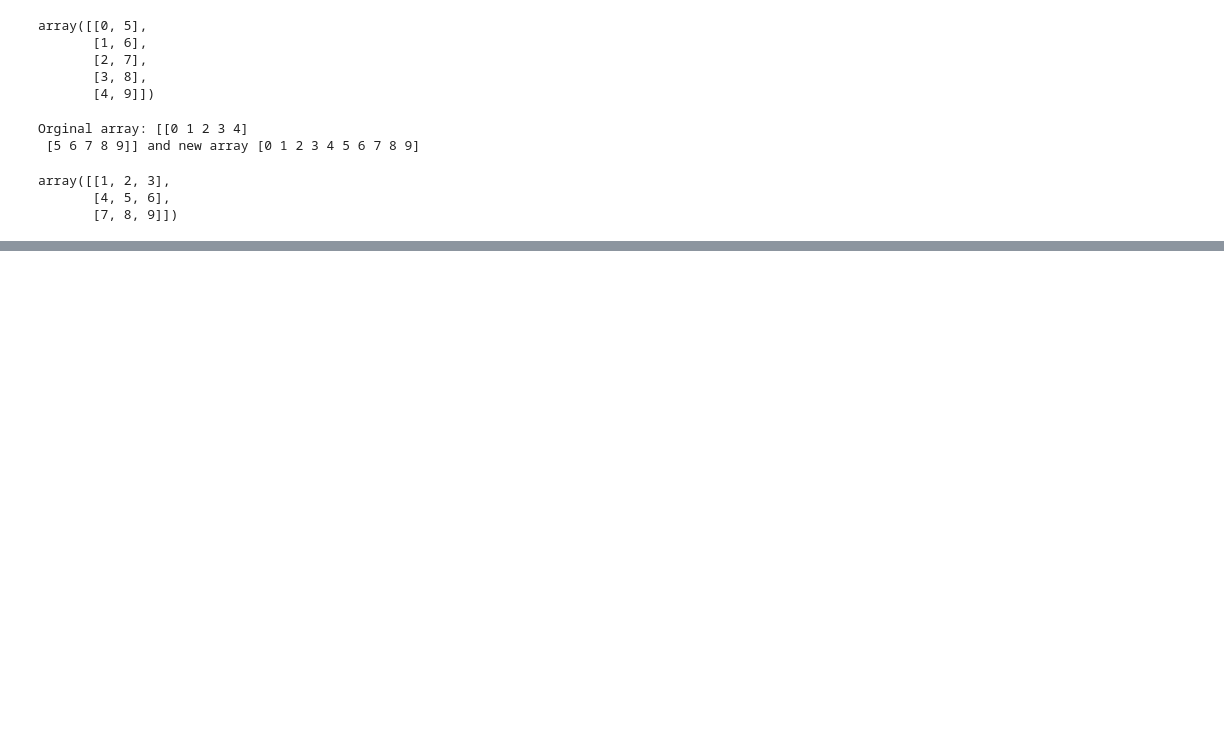
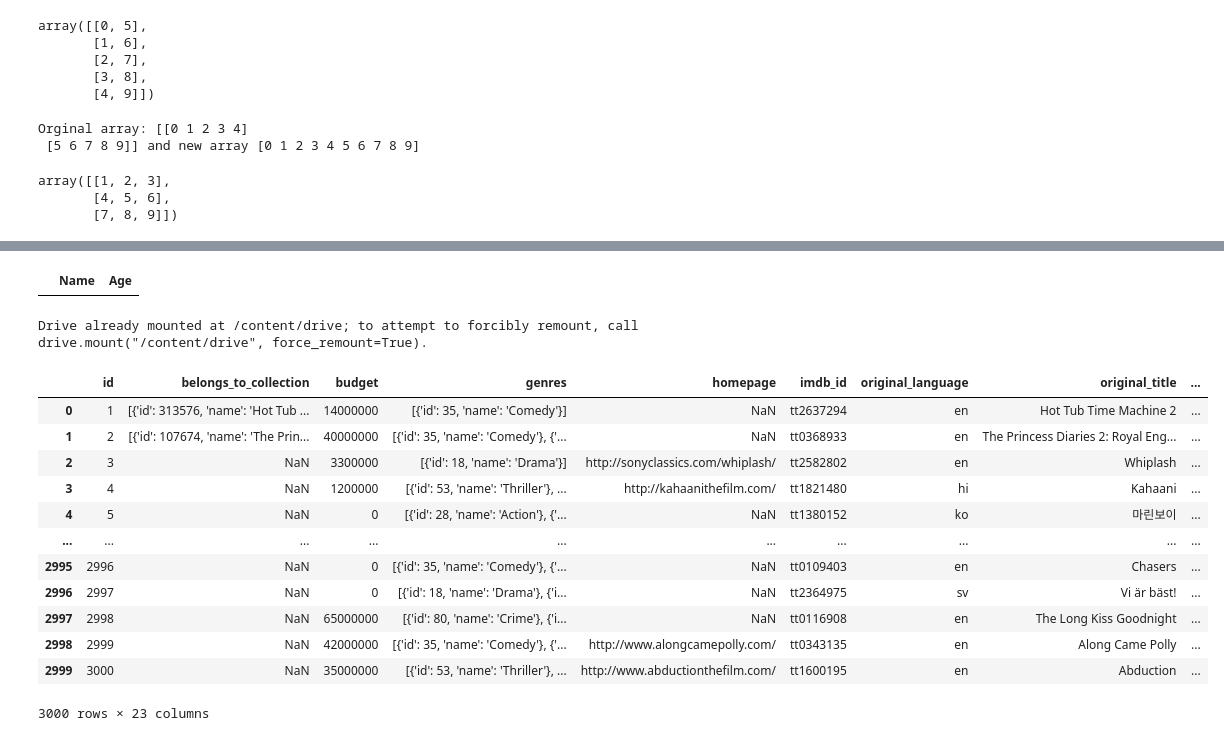
Before and after one commit to azameap/Python, a Jupyter notebook: Pandas_and_Numpy.ipynb, the cells around one changed output, grey strips where cells are left out. Saved outputs shown, nothing was run; the diff lists cells and outputs as text; code cells hidden in the pictures; blank space fills up the shorter version.

```diff
--- a/Pandas_and_Numpy.ipynb
+++ b/Pandas_and_Numpy.ipynb
@@ -193,0 +333,6 @@ IndexError: too many indices for array: array is 2-dimensional, but 3 were index
+# %%
+#Now put them into a pamnda dataframe
+df = pd.DataFrame(my_tuple, columns = ['Name','Age'])
+df
+# %% [output]
+|  | Name | Age |
@@ -193,0 +341,6 @@ IndexError: too many indices for array: array is 2-dimensional, but 3 were index
+# %%
+#Now lets acccess our google drive to fetch data from it
+from google.colab import drive
+drive.mount('/content/drive')
+# %% [output]
+Drive already mounted at /content/drive; to attempt to forcibly remount, call drive.mount("/content/drive", force_remount=True).
@@ -193,0 +349,19 @@ IndexError: too many indices for array: array is 2-dimensional, but 3 were index
+# %%
+path = '/content/drive/MyDrive/Datasets/imdb_data.csv'
+imdb_df = pd.read_csv(path)
+# %%
+imdb_df
+# %% [output]
+|  | id | belongs_to_collection | budget | genres | homepage | imdb_id | original_language | original_title | ... |
+| 0 | 1 | [{'id': 313576, 'name': 'Hot Tub ... | 14000000 | [{'id': 35, 'name': 'Comedy'}] | NaN | tt2637294 | en | Hot Tub Time Machine 2 | ... |
+| 1 | 2 | [{'id': 107674, 'name': 'The Prin... | 40000000 | [{'id': 35, 'name': 'Comedy'}, {'... | NaN | tt0368933 | en | The Princess Diaries 2: Royal Eng... | ... |
+| 2 | 3 | NaN | 3300000 | [{'id': 18, 'name': 'Drama'}] | http://sonyclassics.com/whiplash/ | tt2582802 | en | Whiplash | ... |
+| 3 | 4 | NaN | 1200000 | [{'id': 53, 'name': 'Thriller'}, ... | http://kahaanithefilm.com/ | tt1821480 | hi | Kahaani | ... |
+| 4 | 5 | NaN | 0 | [{'id': 28, 'name': 'Action'}, {'... | NaN | tt1380152 | ko | 마린보이 | ... |
+| ... | ... | ... | ... | ... | ... | ... | ... | ... | ... |
+| 2995 | 2996 | NaN | 0 | [{'id': 35, 'name': 'Comedy'}, {'... | NaN | tt0109403 | en | Chasers | ... |
+| 2996 | 2997 | NaN | 0 | [{'id': 18, 'name': 'Drama'}, {'i... | NaN | tt2364975 | sv | Vi är bäst! | ... |
+| 2997 | 2998 | NaN | 65000000 | [{'id': 80, 'name': 'Crime'}, {'i... | NaN | tt0116908 | en | The Long Kiss Goodnight | ... |
+| 2998 | 2999 | NaN | 42000000 | [{'id': 35, 'name': 'Comedy'}, {'... | http://www.alongcamepolly.com/ | tt0343135 | en | Along Came Polly | ... |
+| 2999 | 3000 | NaN | 35000000 | [{'id': 53, 'name': 'Thriller'}, ... | http://www.abductionthefilm.com/ | tt1600195 | en | Abduction | ... |
+3000 rows × 23 columns
```
Also changed, not shown: parts of 45 cells of this notebook.
